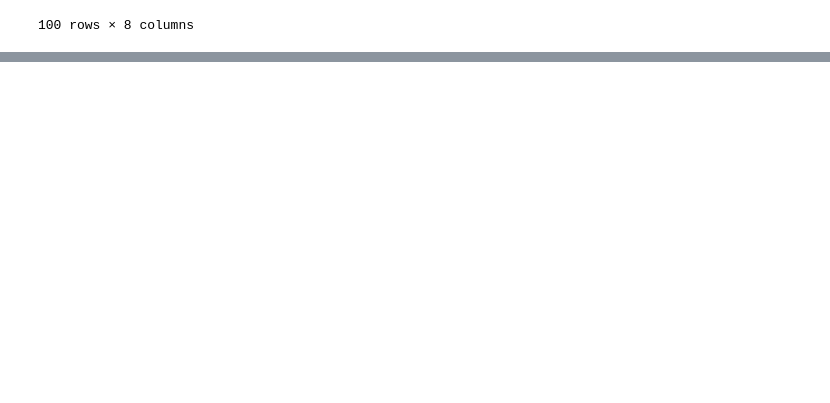
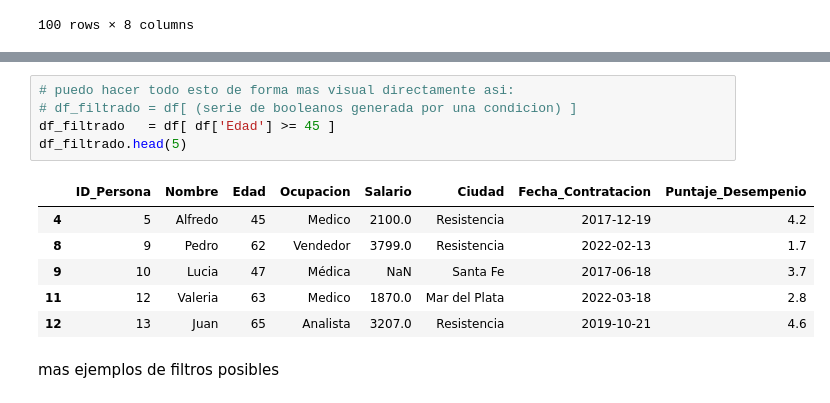
Before and after one commit to AlexisRmnk/practicaInformatorio2022, a Jupyter notebook: prog_web/01_python/practicas_03_adicional_post_info/PANDAS/pandas02.ipynb, the cells around one changed output, grey strips where cells are left out. Cells and saved outputs as stored; diff of their text form; blank space fills up the shorter version.

```diff
--- a/prog_web/01_python/practicas_03_adicional_post_info/PANDAS/pandas02.ipynb
+++ b/prog_web/01_python/practicas_03_adicional_post_info/PANDAS/pandas02.ipynb
@@ -21,0 +106,14 @@ df
+# %%
+# puedo hacer todo esto de forma mas visual directamente asi:
+# df_filtrado = df[ (serie de booleanos generada por una condicion) ]
+df_filtrado   = df[ df['Edad'] >= 45 ]
+df_filtrado.head(5)
+# %% [output]
+|  | ID_Persona | Nombre | Edad | Ocupacion | Salario | Ciudad | Fecha_Contratacion | Puntaje_Desempenio |
+| 4 | 5 | Alfredo | 45 | Medico | 2100.0 | Resistencia | 2017-12-19 | 4.2 |
+| 8 | 9 | Pedro | 62 | Vendedor | 3799.0 | Resistencia | 2022-02-13 | 1.7 |
+| 9 | 10 | Lucia | 47 | Médica | NaN | Santa Fe | 2017-06-18 | 3.7 |
+| 11 | 12 | Valeria | 63 | Medico | 1870.0 | Mar del Plata | 2022-03-18 | 2.8 |
+| 12 | 13 | Juan | 65 | Analista | 3207.0 | Resistencia | 2019-10-21 | 4.6 |
+# %% [markdown]
+mas ejemplos de filtros posibles
```
Also changed, not shown: parts of 15 cells of this notebook, 1 other file.
